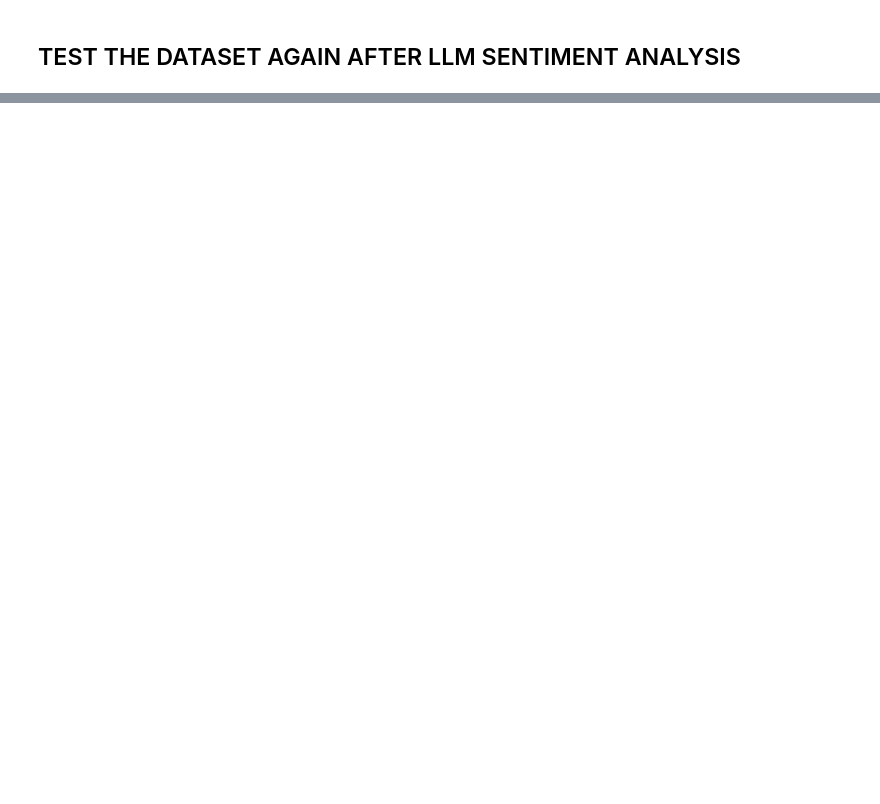
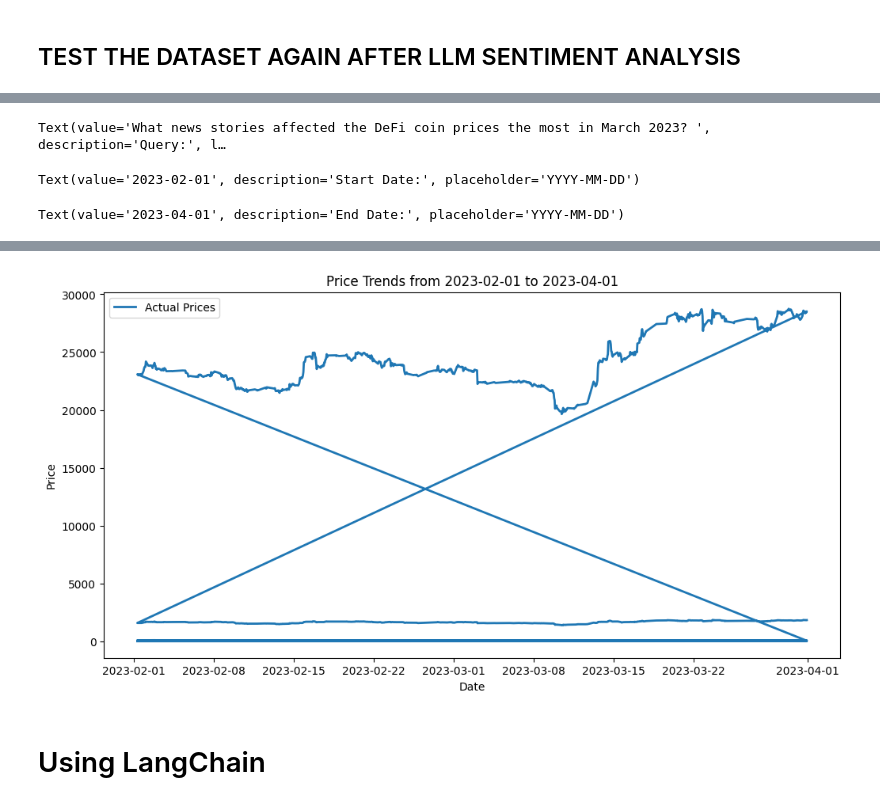
Before and after one commit to Aayush015/Research_crypto_price_analysis, a Jupyter notebook: Crypto_Price_Analysis.ipynb, the cells around one changed output, grey strips where cells are left out. Drawn from its saved outputs; the diff is of its cells as text; code cells hidden in the pictures; blank space fills up the shorter version.

```diff
--- a/Crypto_Price_Analysis.ipynb
+++ b/Crypto_Price_Analysis.ipynb
@@ -959,20 +782,0 @@ for category in categories:
-# %%
-# Generate News Embeddings
-from sentence_transformers import SentenceTransformer
-import pandas as pd
-
-# Load the news dataset
-news_data = pd.read_csv("cryptonews.csv")
-
-# Use a pre-trained model for generating embeddings
-print("Loading embedding model...")
-model = SentenceTransformer('all-MiniLM-L6-v2')
-
-# Generate embeddings for the title and text columns
-print("Generating embeddings for titles and text...")
-news_data['title_embedding'] = news_data['title'].apply(lambda x: model.encode(str(x)).tolist())
-news_data['text_embedding'] = news_data['text'].apply(lambda x: model.encode(str(x)).tolist())
-
-# Save the embeddings to avoid recomputation
-news_data.to_csv("news_with_embeddings.csv", index=False)
-print("News embeddings saved!")
@@ -1103,0 +1531,56 @@ plt.show()
+# %%
+# Interactive Query System with Widgets
+def interactive_query_system():
+    query_widget = widgets.Text(
+        value='Why did Bitcoin price increase?',
+        description='Query:',
+        placeholder='Enter your query here',
+        layout=widgets.Layout(width='80%')
+    )
+    start_date_widget = widgets.Text(
+        value='2023-01-01',
+        description='Start Date:',
+        placeholder='YYYY-MM-DD'
+    )
+    end_date_widget = widgets.Text(
+        value='2023-03-01',
+        description='End Date:',
+        placeholder='YYYY-MM-DD'
+    )
+    submit_button = widgets.Button(description="Submit Query")
+
+    def on_submit(b):
+        query = query_widget.value
+        start_date = start_date_widget.value
+        end_date = end_date_widget.value
+        clear_output(wait=True)
+        display(query_widget, start_date_widget, end_date_widget, submit_button)
+        print(f"Processing query: {query}")
+
+        # Retrieve relevant news
+        query_embedding = model.encode(query)
+        relevant_news = retrieve_relevant_news(merged_data, query_embedding, top_k=5)
+        print("\nTop Relevant News:")
+        print(relevant_news[['time', 'text', 'sentiment_polarity']])
+
+        # Filter data by date and plot
+        filtered_data = merged_data[
+            (merged_data['time'] >= start_date) & (merged_data['time'] <= end_date)
+        ]
+        plt.figure(figsize=(12, 6))
+        plt.plot(filtered_data['time'], filtered_data['price_usd'], label='Actual Prices', linewidth=2)
+        plt.xlabel('Date')
+        plt.ylabel('Price')
+        plt.title(f'Price Trends from {start_date} to {end_date}')
+        plt.legend()
+        plt.show()
+
+    submit_button.on_click(on_submit)
+    display(query_widget, start_date_widget, end_date_widget, submit_button)
+
+# Launch the interactive query system
+interactive_query_system()
+# %% [output]
+Text(value='What news stories affected the DeFi coin prices the most in March 2023? ', description='Query:', l…
+Text(value='2023-02-01', description='Start Date:', placeholder='YYYY-MM-DD')
+Text(value='2023-04-01', description='End Date:', placeholder='YYYY-MM-DD')
@@ -1103,0 +1604,3 @@ plt.show()
+[figure, added]
+# %% [markdown]
+# Using LangChain
```
Also changed, not shown: parts of 27 cells of this notebook.
